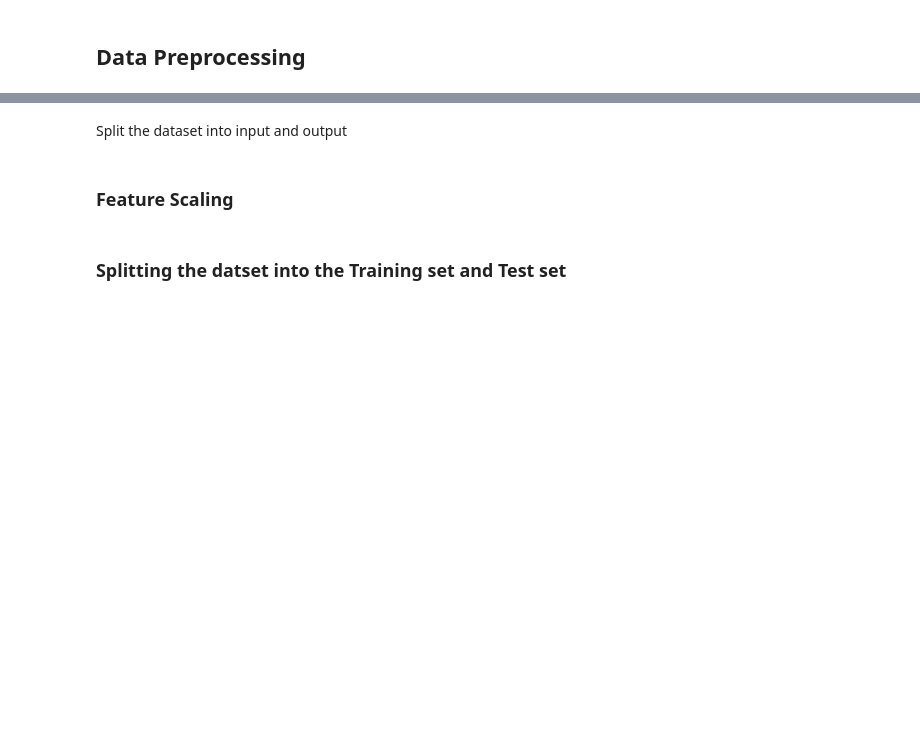
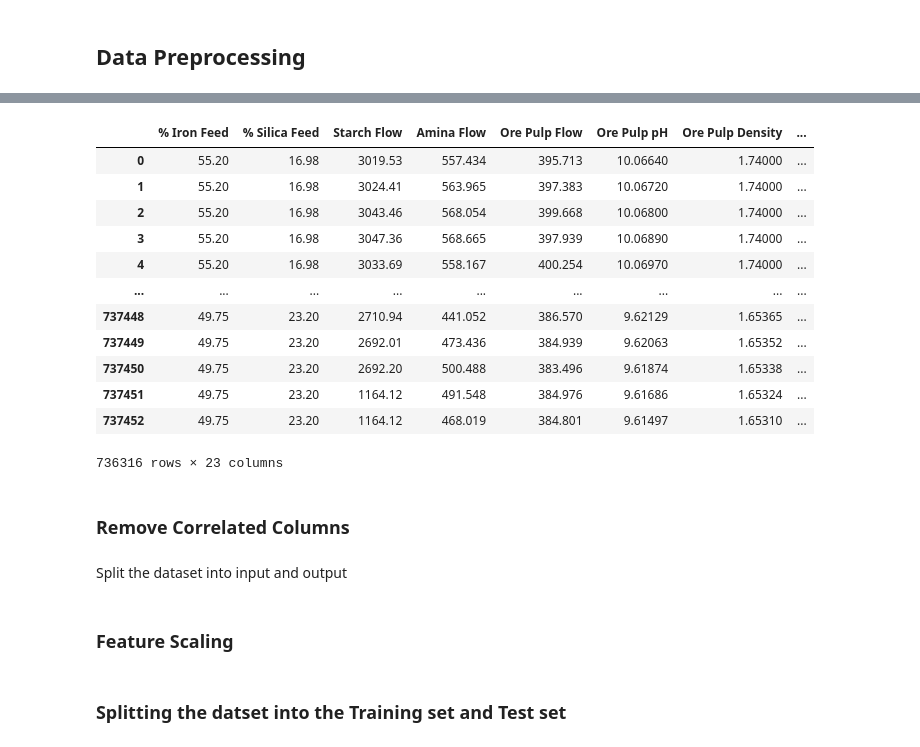
Before and after one commit to jtsang02/MINE-432-Project, a Jupyter notebook: ProjectCode.ipynb, the cells around one changed output, grey strips where cells are left out. Cells and saved outputs as stored; diff of their text form; code cells hidden in the pictures; blank space fills up the shorter version.

```diff
--- a/ProjectCode.ipynb
+++ b/ProjectCode.ipynb
@@ -179,3 +182,21 @@ Drop irrelevant columns
+# %%
+dataset
+# %% [output]
+|  | % Iron Feed | % Silica Feed | Starch Flow | Amina Flow | Ore Pulp Flow | Ore Pulp pH | Ore Pulp Density | ... |
+| 0 | 55.20 | 16.98 | 3019.53 | 557.434 | 395.713 | 10.06640 | 1.74000 | ... |
+| 1 | 55.20 | 16.98 | 3024.41 | 563.965 | 397.383 | 10.06720 | 1.74000 | ... |
+| 2 | 55.20 | 16.98 | 3043.46 | 568.054 | 399.668 | 10.06800 | 1.74000 | ... |
+| 3 | 55.20 | 16.98 | 3047.36 | 568.665 | 397.939 | 10.06890 | 1.74000 | ... |
+| 4 | 55.20 | 16.98 | 3033.69 | 558.167 | 400.254 | 10.06970 | 1.74000 | ... |
+| ... | ... | ... | ... | ... | ... | ... | ... | ... |
+| 737448 | 49.75 | 23.20 | 2710.94 | 441.052 | 386.570 | 9.62129 | 1.65365 | ... |
+| 737449 | 49.75 | 23.20 | 2692.01 | 473.436 | 384.939 | 9.62063 | 1.65352 | ... |
+| 737450 | 49.75 | 23.20 | 2692.20 | 500.488 | 383.496 | 9.61874 | 1.65338 | ... |
+| 737451 | 49.75 | 23.20 | 1164.12 | 491.548 | 384.976 | 9.61686 | 1.65324 | ... |
+| 737452 | 49.75 | 23.20 | 1164.12 | 468.019 | 384.801 | 9.61497 | 1.65310 | ... |
+736316 rows × 23 columns
+# %% [markdown]
+### Remove Correlated Columns
 # %% [markdown]
 Split the dataset into input and output
 # %%
```
Also changed, not shown: parts of 21 cells of this notebook, 1 other file.
